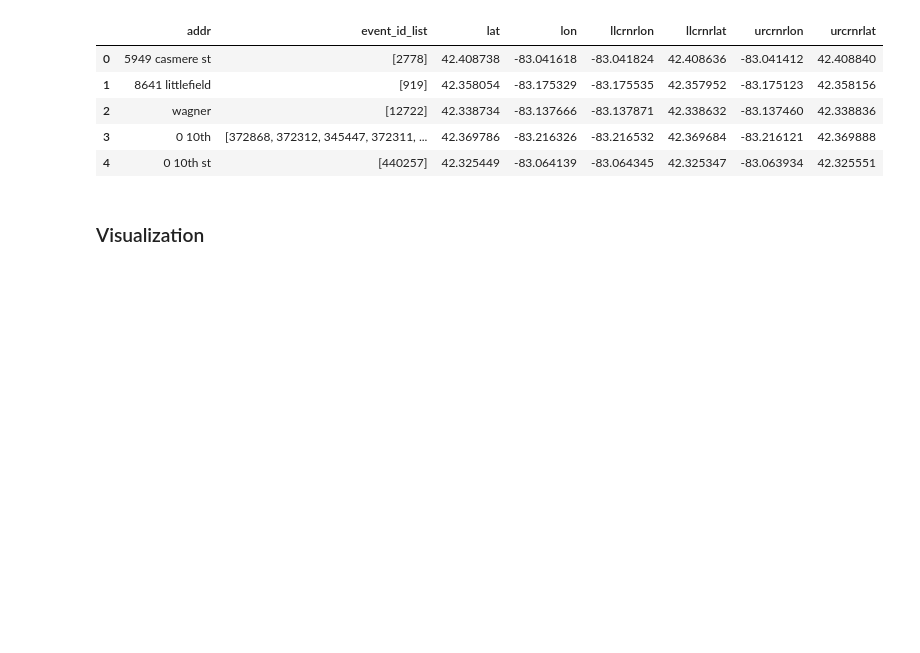
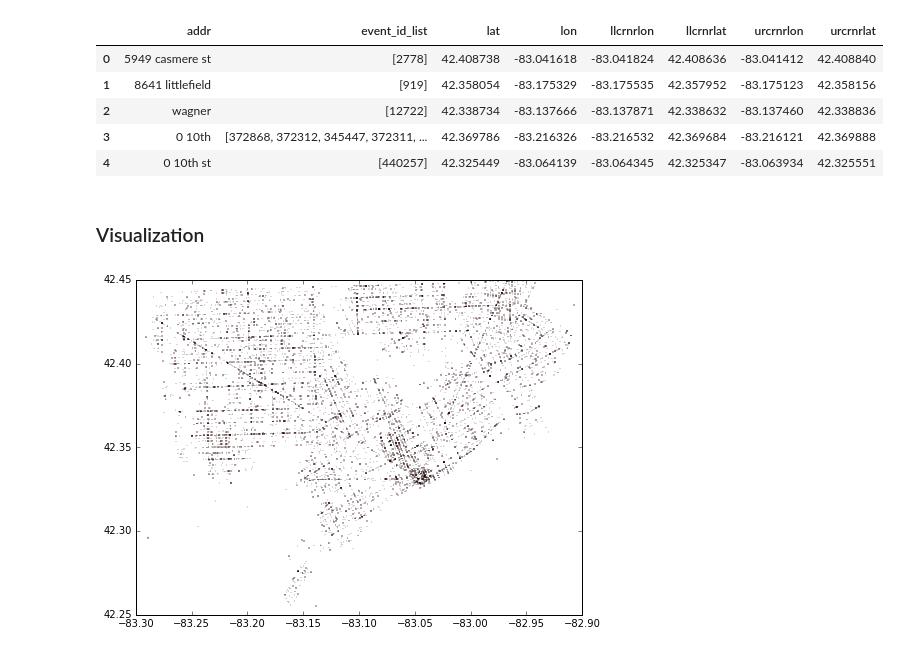
Before and after one commit to cyang019/blight_fight, a Jupyter notebook: src/Building_list.ipynb, the cells around one changed output. Saved outputs shown, nothing was run; the diff lists cells and outputs as text; code cells hidden in the pictures; blank space fills up the shorter version.

Commit message:
buildings

```diff
--- a/src/Building_list.ipynb
+++ b/src/Building_list.ipynb
@@ -184,12 +184,15 @@ buildings.to_csv('../data/buildings.csv', index=False)
 # %%
+buildings = pd.read_csv('../data/buildings.csv')
 bboxes = buildings.loc[:,['llcrnrlon','llcrnrlat','urcrnrlon','urcrnrlat']]
 bboxes = bboxes.as_matrix()
 # %%
 fig = plt.figure(figsize=(8,6))
-for box in bboxes:
+for box in bboxes[:16000]:     # This is only less than 1/10 of buildings
     draw_screen_bbox(box, fig)
 
 plt.xlim(-83.3,-82.9)
 plt.ylim(42.25,42.45)
 plt.savefig('../data/buildings_distribution.png')
 plt.show()
+# %% [output]
+[figure, added]
```
Also changed, not shown: parts of 2 cells of this notebook, 1 other file.
